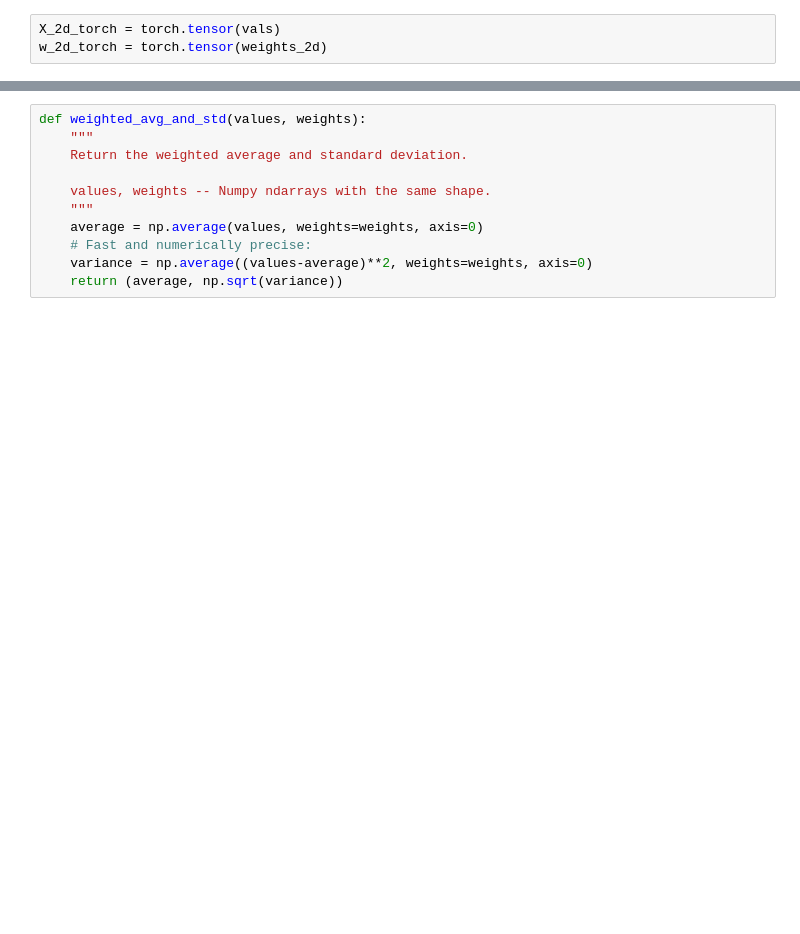
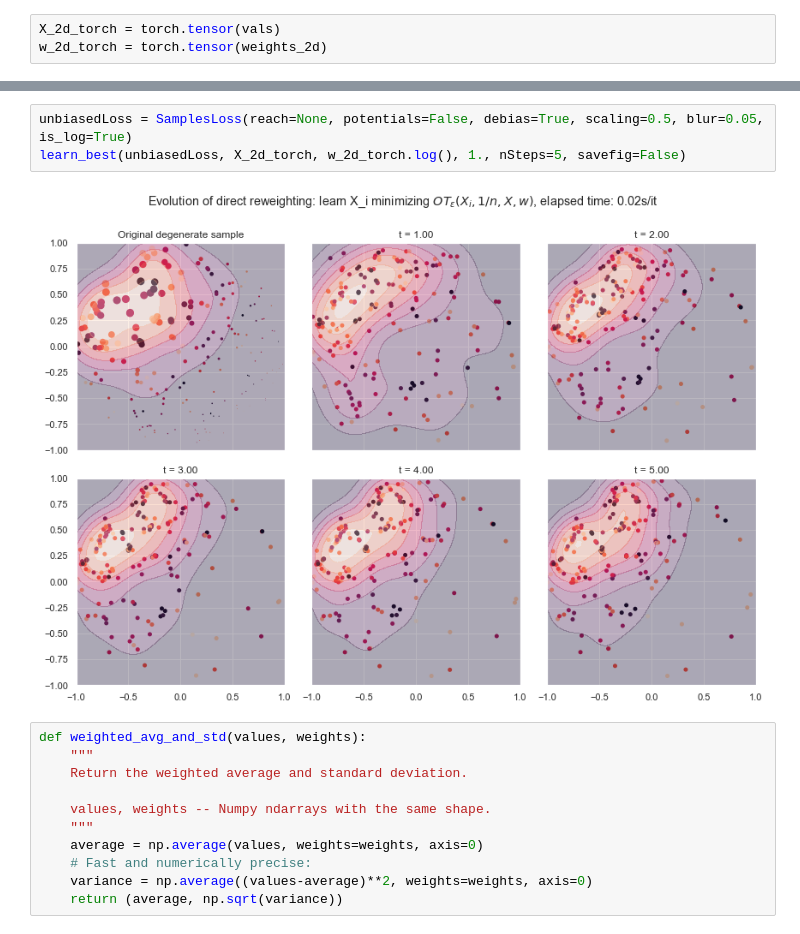
Before and after one commit to AdrienCorenflos/PFlow, a Jupyter notebook: RebalancingComparison.ipynb, the cells around one changed output, grey strips where cells are left out. Cells and saved outputs as stored; diff of their text form; blank space fills up the shorter version.

```diff
--- a/RebalancingComparison.ipynb
+++ b/RebalancingComparison.ipynb
@@ -146,3 +149,8 @@ tensor(1., grad_fn=<MaxBackward1>)
+# %%
+unbiasedLoss = SamplesLoss(reach=None, potentials=False, debias=True, scaling=0.5, blur=0.05, is_log=True)
+learn_best(unbiasedLoss, X_2d_torch, w_2d_torch.log(), 1., nSteps=5, savefig=False)
+# %% [output]
+[figure, added]
 # %%
 def weighted_avg_and_std(values, weights):
     """
```
Also changed, not shown: parts of 18 cells of this notebook, 8 other files.
